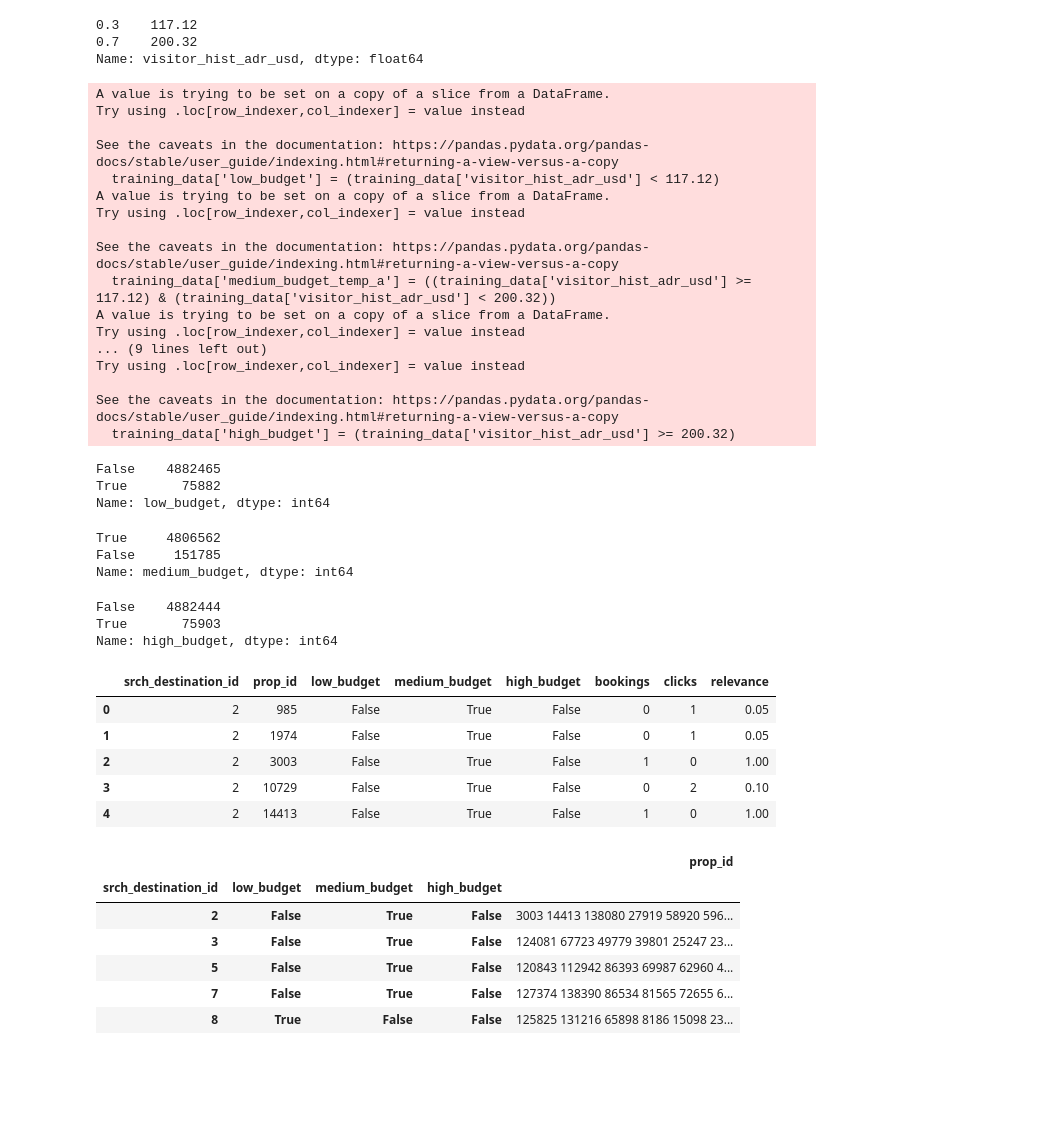
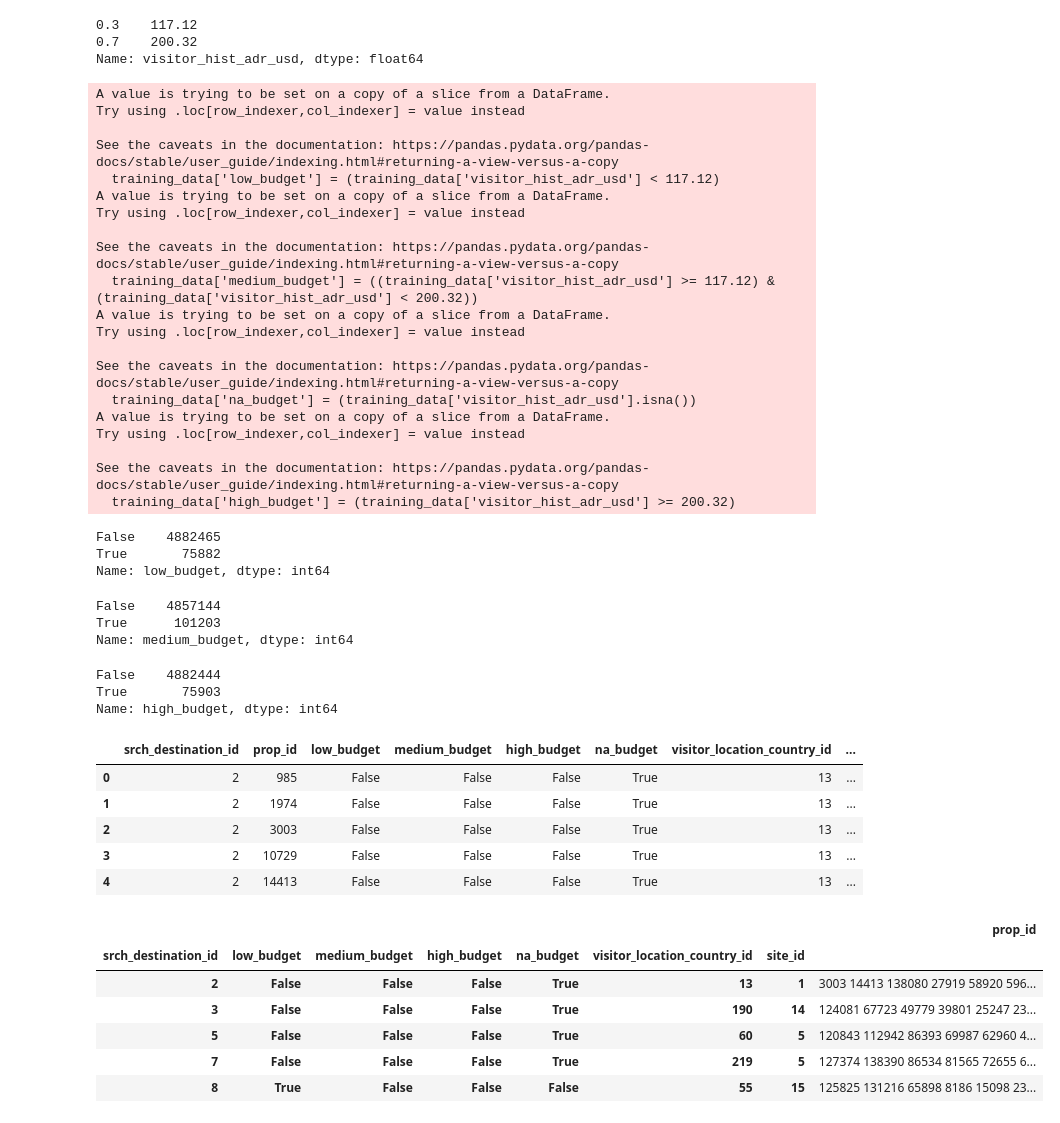
Before and after one commit to AlexiaSalomons/dmt_assignment2, a Jupyter notebook: dmy_exploration.ipynb, the cells around one changed output. Cells and saved outputs as stored; diff of their text form; code cells hidden in the pictures; blank space fills up the shorter version.

```diff
--- a/dmy_exploration.ipynb
+++ b/dmy_exploration.ipynb
@@ -105,7 +105,7 @@ The correlation between price and hotel location ID is:  -0.3553097324552424
 # %%
 #Only keep the necessary features
 training_data = training_data[['prop_id','visitor_location_country_id','prop_country_id','srch_booking_window','orig_destination_distance','price_usd',
-                               'visitor_hist_adr_usd','visitor_hist_starrating','srch_destination_id','booking_bool','click_bool']]
+                               'visitor_hist_adr_usd','visitor_hist_starrating','srch_destination_id','booking_bool','click_bool','site_id']]
 # %%
 #Find the amount of NA and precentage of NA in dataset
 total = training_data.isnull().sum().sort_values(ascending=False)
@@ -166,9 +168,8 @@ training_data['visitor_hist_adr_usd'].quantile([0.3, 0.7])
 Name: visitor_hist_adr_usd, dtype: float64
 # %%
 training_data['low_budget'] = (training_data['visitor_hist_adr_usd'] < 117.12)
-training_data['medium_budget_temp_a'] = ((training_data['visitor_hist_adr_usd'] >= 117.12) & (training_data['visitor_hist_adr_usd'] < 200.32))
-training_data['medium_budget_temp_b'] = (training_data['visitor_hist_adr_usd'].isna())
-training_data['medium_budget'] = training_data['medium_budget_temp_a'] | training_data['medium_budget_temp_b']
+training_data['medium_budget'] = ((training_data['visitor_hist_adr_usd'] >= 117.12) & (training_data['visitor_hist_adr_usd'] < 200.32))
+training_data['na_budget'] = (training_data['visitor_hist_adr_usd'].isna())
 training_data['high_budget'] = (training_data['visitor_hist_adr_usd'] >= 200.32)
 # %% [output]
 A value is trying to be set on a copy of a slice from a DataFrame.
@@ -180,10 +181,13 @@ A value is trying to be set on a copy of a slice from a DataFrame.
 Try using .loc[row_indexer,col_indexer] = value instead
 
 See the caveats in the documentation: https://pandas.pydata.org/pandas-docs/stable/user_guide/indexing.html#returning-a-view-versus-a-copy
-  training_data['medium_budget_temp_a'] = ((training_data['visitor_hist_adr_usd'] >= 117.12) & (training_data['visitor_hist_adr_usd'] < 200.32))
+  training_data['medium_budget'] = ((training_data['visitor_hist_adr_usd'] >= 117.12) & (training_data['visitor_hist_adr_usd'] < 200.32))
 A value is trying to be set on a copy of a slice from a DataFrame.
 Try using .loc[row_indexer,col_indexer] = value instead
-... (9 lines left out)
+
+See the caveats in the documentation: https://pandas.pydata.org/pandas-docs/stable/user_guide/indexing.html#returning-a-view-versus-a-copy
+  training_data['na_budget'] = (training_data['visitor_hist_adr_usd'].isna())
+A value is trying to be set on a copy of a slice from a DataFrame.
 Try using .loc[row_indexer,col_indexer] = value instead
 
 See the caveats in the documentation: https://pandas.pydata.org/pandas-docs/stable/user_guide/indexing.html#returning-a-view-versus-a-copy
@@ -197,8 +201,8 @@ Name: low_budget, dtype: int64
 # %%
 training_data['medium_budget'].value_counts()
 # %% [output]
-True     4806562
-False     151785
+False    4857144
+True      101203
 Name: medium_budget, dtype: int64
 # %%
 training_data['high_budget'].value_counts()
@@ -208,22 +212,22 @@ True       75903
 Name: high_budget, dtype: int64
 # %%
 #Count the number of rows and number of bookings for every destination-hotel-budget combination.
-group = training_data.groupby(['srch_destination_id','prop_id','low_budget','medium_budget','high_budget'])['booking_bool'].agg(['sum','count'])
+group = training_data.groupby(['srch_destination_id','prop_id','low_budget','medium_budget','high_budget','na_budget','visitor_location_country_id','site_id'])['booking_bool'].agg(['sum','count'])
 # %%
 #Get the most popular hotel per destination and budget
 weight_click = 0.05
-agg = group.groupby(['srch_destination_id','prop_id','low_budget','medium_budget','high_budget']).sum().reset_index()
+agg = group.groupby(['srch_destination_id','prop_id','low_budget','medium_budget','high_budget','na_budget','visitor_location_country_id','site_id']).sum().reset_index()
 agg['count'] -= agg['sum']
 agg = agg.rename(columns={'sum':'bookings','count':'clicks'})
 agg['relevance'] = agg['bookings'] + weight_click * agg['clicks']
 agg.head()
 # %% [output]
-|  | srch_destination_id | prop_id | low_budget | medium_budget | high_budget | bookings | clicks | relevance |
-| 0 | 2 | 985 | False | True | False | 0 | 1 | 0.05 |
-| 1 | 2 | 1974 | False | True | False | 0 | 1 | 0.05 |
-| 2 | 2 | 3003 | False | True | False | 1 | 0 | 1.00 |
-| 3 | 2 | 10729 | False | True | False | 0 | 2 | 0.10 |
-| 4 | 2 | 14413 | False | True | False | 1 | 0 | 1.00 |
+|  | srch_destination_id | prop_id | low_budget | medium_budget | high_budget | na_budget | visitor_location_country_id | ... |
+| 0 | 2 | 985 | False | False | False | True | 13 | ... |
+| 1 | 2 | 1974 | False | False | False | True | 13 | ... |
+| 2 | 2 | 3003 | False | False | False | True | 13 | ... |
+| 3 | 2 | 10729 | False | False | False | True | 13 | ... |
+| 4 | 2 | 14413 | False | False | False | True | 13 | ... |
 # %%
 def most_popular(group, n_max=10):
     relevance = group['relevance'].values
@@ -231,16 +235,16 @@ def most_popular(group, n_max=10):
     most_popular = prop_id[np.argsort(relevance)[::-1]][:n_max]
     return np.array_str(most_popular)[1:-1] # remove square brackets
 # %%
-most_pop = agg.groupby(['srch_destination_id','low_budget','medium_budget','high_budget']).apply(most_popular)
+most_pop = agg.groupby(['srch_destination_id','low_budget','medium_budget','high_budget','na_budget','visitor_location_country_id','site_id']).apply(most_popular)
 most_pop = pd.DataFrame(most_pop).rename(columns={0:'prop_id'})
 most_pop.head()
 # %% [output]
-|  |  |  |  | prop_id |
-| srch_destination_id | low_budget | medium_budget | high_budget |  |
-| 2 | False | True | False | 3003 14413 138080 27919 58920 596... |
-| 3 | False | True | False | 124081 67723 49779 39801 25247 23... |
-| 5 | False | True | False | 120843 112942 86393 69987 62960 4... |
-| 7 | False | True | False | 127374 138390 86534 81565 72655 6... |
-| 8 | True | False | False | 125825 131216 65898 8186 15098 23... |
+|  |  |  |  |  |  |  | prop_id |
+| srch_destination_id | low_budget | medium_budget | high_budget | na_budget | visitor_location_country_id | site_id |  |
+| 2 | False | False | False | True | 13 | 1 | 3003 14413 138080 27919 58920 596... |
+| 3 | False | False | False | True | 190 | 14 | 124081 67723 49779 39801 25247 23... |
+| 5 | False | False | False | True | 60 | 5 | 120843 112942 86393 69987 62960 4... |
+| 7 | False | False | False | True | 219 | 5 | 127374 138390 86534 81565 72655 6... |
+| 8 | True | False | False | False | 55 | 15 | 125825 131216 65898 8186 15098 23... |
 # %%
 test_data = pd.read_csv('vu-dmt-assigment-2-2023/test_set_VU_DM.csv',dtype={'srch_destination_id':np.int32})
```
Also changed, not shown: parts of 6 cells of this notebook.
